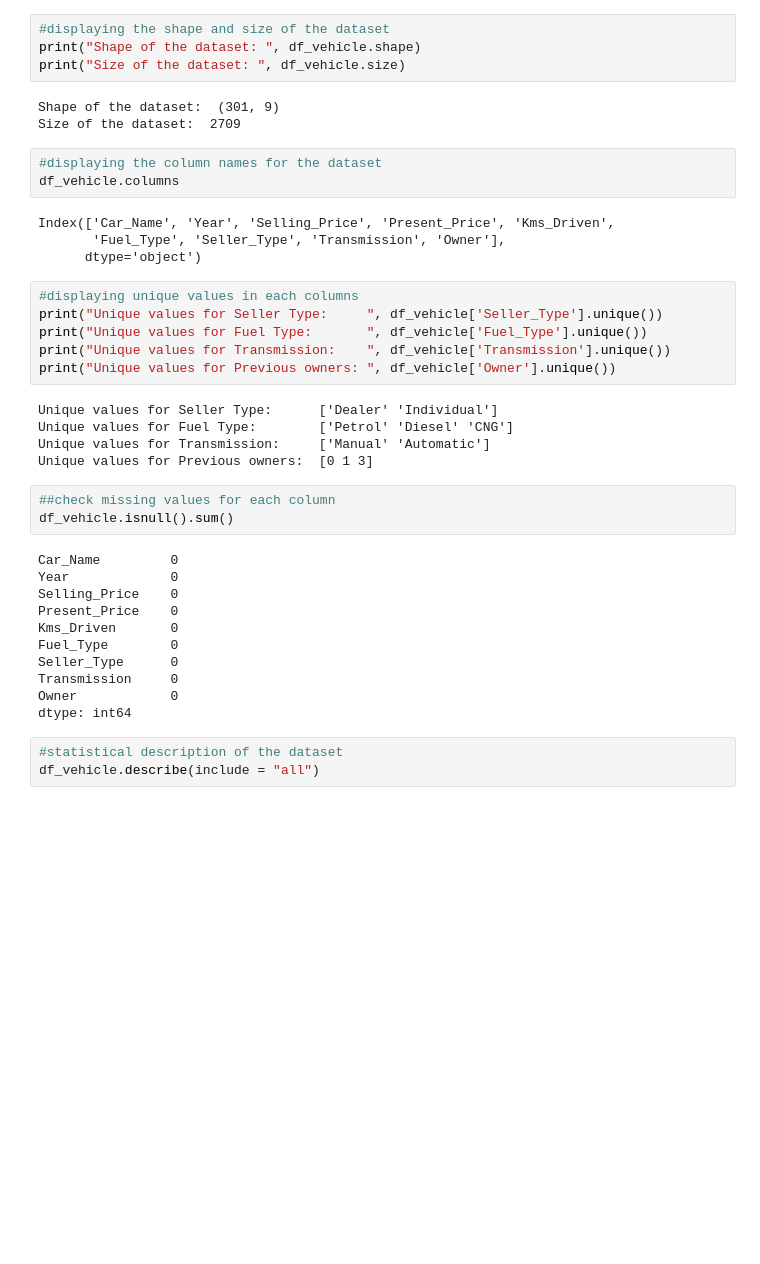
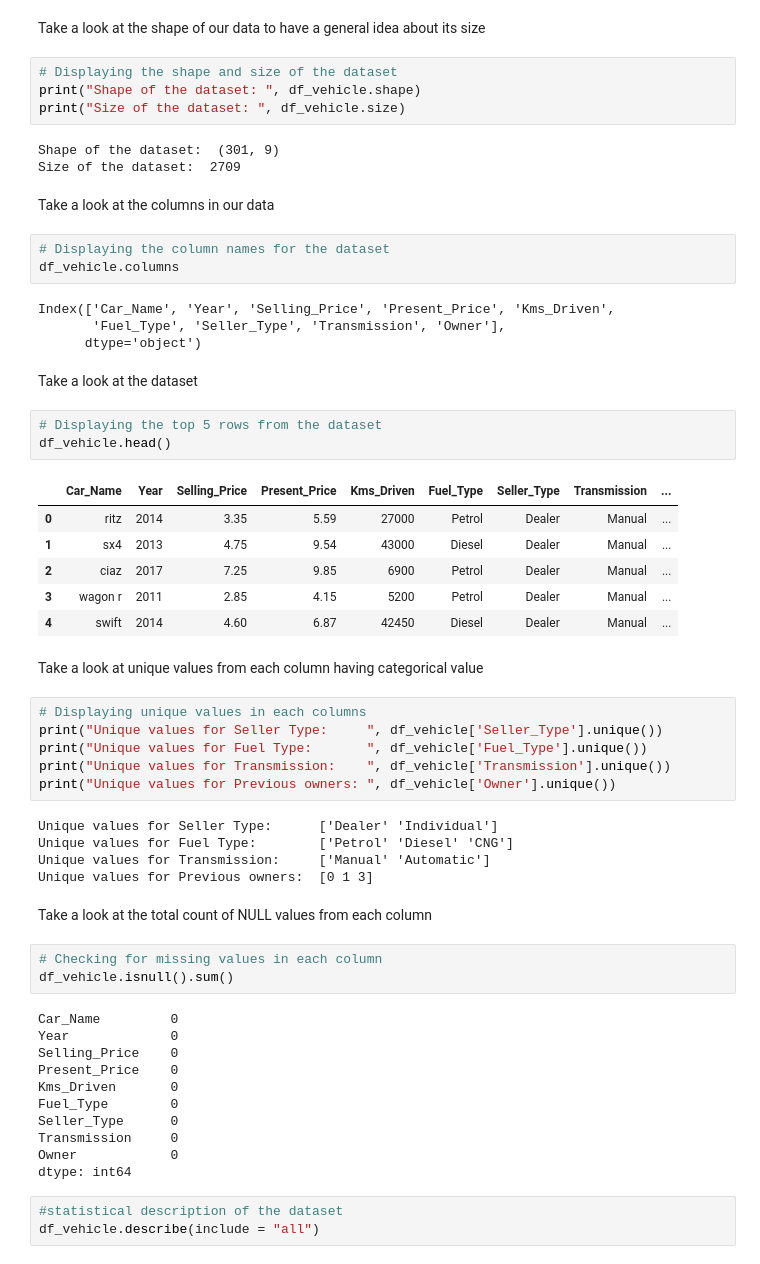
Before and after one commit to adityakumaar/Predicting-Used-Cars-Prices-Using-ML, a Jupyter notebook: ML Pipeline - Used Vehicles Price Prediction.ipynb, the cells around one changed output. Drawn from its saved outputs; the diff is of its cells as text; blank space fills up the shorter version.

```diff
--- a/ML Pipeline - Used Vehicles Price Prediction.ipynb
+++ b/ML Pipeline - Used Vehicles Price Prediction.ipynb
@@ -12,19 +18,37 @@ df_vehicle = pd.read_csv('vehicle_dataset.csv')
+# %% [markdown]
+Take a look at the shape of our data to have a general idea about its size
 # %%
-#displaying the shape and size of the dataset
+# Displaying the shape and size of the dataset
 print("Shape of the dataset: ", df_vehicle.shape)
 print("Size of the dataset: ", df_vehicle.size)
 # %% [output]
 Shape of the dataset:  (301, 9)
 Size of the dataset:  2709
+# %% [markdown]
+Take a look at the columns in our data
 # %%
-#displaying the column names for the dataset
+# Displaying the column names for the dataset
 df_vehicle.columns
 # %% [output]
 Index(['Car_Name', 'Year', 'Selling_Price', 'Present_Price', 'Kms_Driven',
        'Fuel_Type', 'Seller_Type', 'Transmission', 'Owner'],
       dtype='object')
+# %% [markdown]
+Take a look at the dataset
+# %%
+# Displaying the top 5 rows from the dataset
+df_vehicle.head()
+# %% [output]
+|  | Car_Name | Year | Selling_Price | Present_Price | Kms_Driven | Fuel_Type | Seller_Type | Transmission | ... |
+| 0 | ritz | 2014 | 3.35 | 5.59 | 27000 | Petrol | Dealer | Manual | ... |
+| 1 | sx4 | 2013 | 4.75 | 9.54 | 43000 | Diesel | Dealer | Manual | ... |
+| 2 | ciaz | 2017 | 7.25 | 9.85 | 6900 | Petrol | Dealer | Manual | ... |
+| 3 | wagon r | 2011 | 2.85 | 4.15 | 5200 | Petrol | Dealer | Manual | ... |
+| 4 | swift | 2014 | 4.60 | 6.87 | 42450 | Diesel | Dealer | Manual | ... |
+# %% [markdown]
+Take a look at unique values from each column having categorical value
 # %%
-#displaying unique values in each columns
+# Displaying unique values in each columns
 print("Unique values for Seller Type:     ", df_vehicle['Seller_Type'].unique())
 print("Unique values for Fuel Type:       ", df_vehicle['Fuel_Type'].unique())
 print("Unique values for Transmission:    ", df_vehicle['Transmission'].unique())
@@ -34,8 +58,10 @@ Unique values for Seller Type:      ['Dealer' 'Individual']
 Unique values for Fuel Type:        ['Petrol' 'Diesel' 'CNG']
 Unique values for Transmission:     ['Manual' 'Automatic']
 Unique values for Previous owners:  [0 1 3]
+# %% [markdown]
+Take a look at the total count of NULL values from each column
 # %%
-##check missing values for each column
+# Checking for missing values in each column
 df_vehicle.isnull().sum()
 # %% [output]
 Car_Name         0
```
Also changed, not shown: parts of 6 cells of this notebook.
